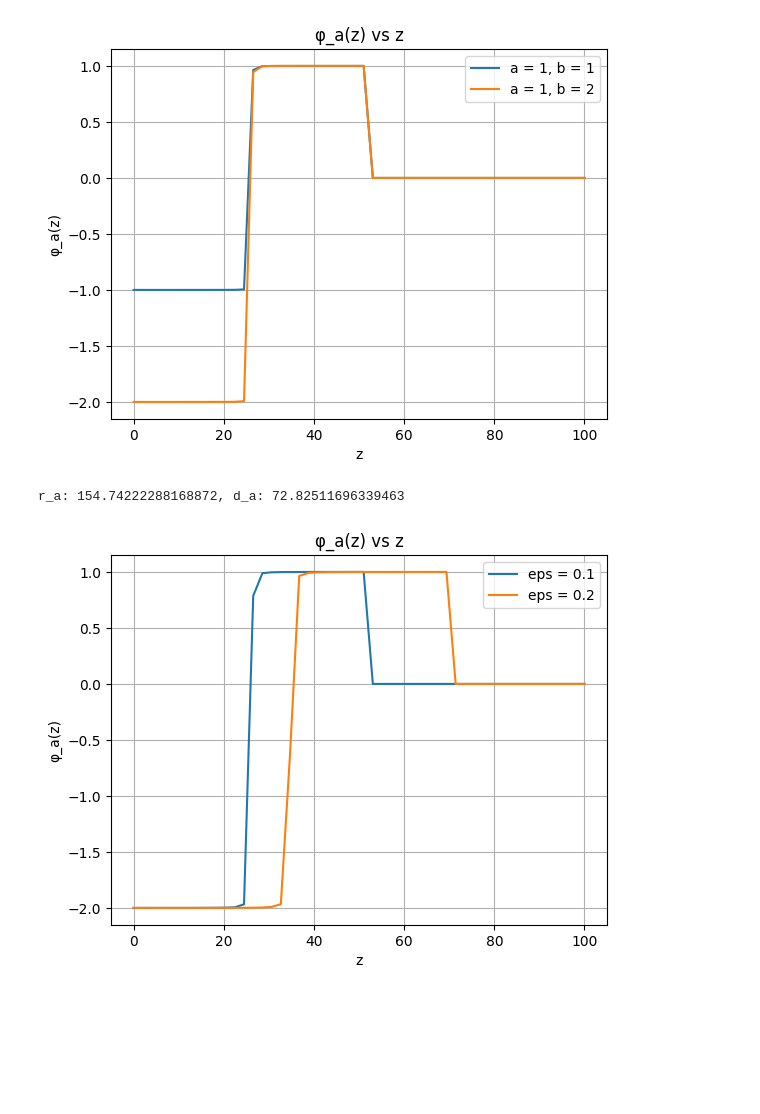
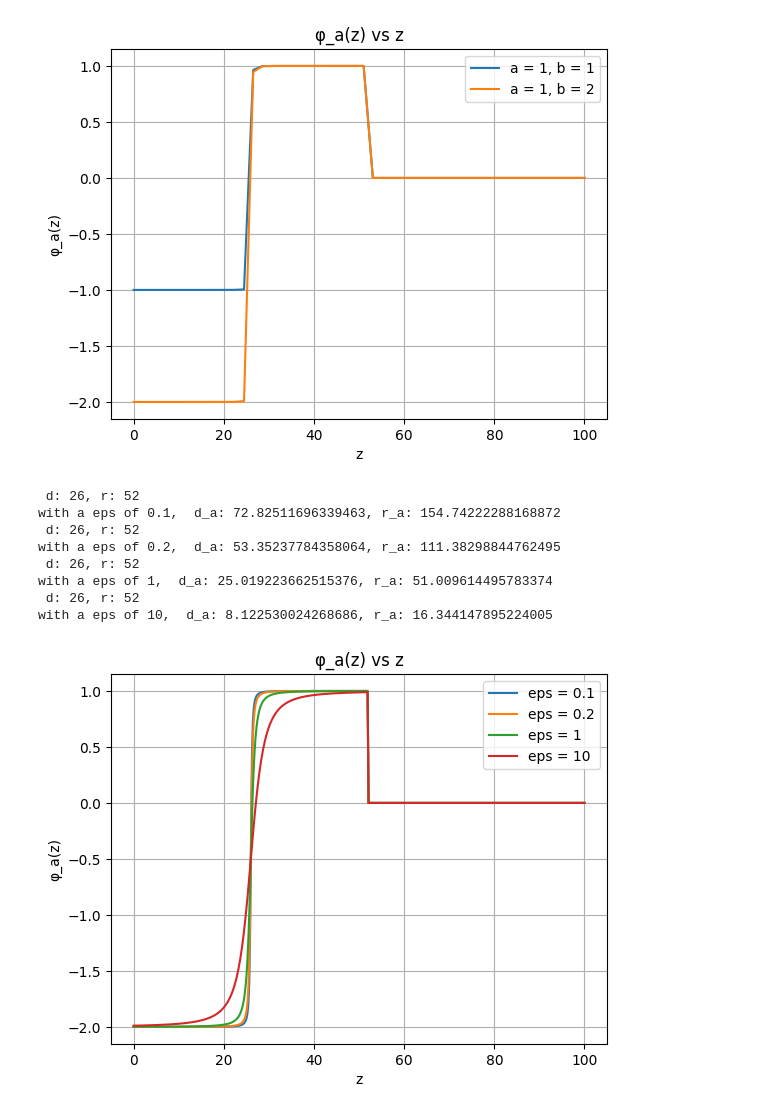
Before and after one commit to Princeton-SSR/FastSim, a Jupyter notebook: heap/fishfood/flocking_helper/flock_fct_plot.ipynb, the cells around one changed output. Cells and saved outputs as stored; diff of their text form; code cells hidden in the pictures; blank space fills up the shorter version.

```diff
--- a/heap/fishfood/flocking_helper/flock_fct_plot.ipynb
+++ b/heap/fishfood/flocking_helper/flock_fct_plot.ipynb
@@ -236,30 +236,40 @@ plt.show()
 # %%
 plt.figure()
 
-z = np.linspace(0, 100, 50)
+z = np.linspace(0, 100, 500)
 
-r_a = sigma_norm(r)
-d_a = sigma_norm(d)
+# print(f" d: {d}, r: {r}")
 
-print(f" d_a: {d_a}, r_a: {r_a}")
+for eps in [0.1, 0.2, 1,10]:
 
-for eps in [0.1, 0.2]:
+    r_a = sigma_norm(r)
+    d_a = sigma_norm(d)
+
+    print(f" d: {d}, r: {r}")
+    print(f"with a eps of {eps},  d_a: {d_a}, r_a: {r_a}")
 
     phi_a_values = np.array([phi_a(0, zi, r_a, d_a) for zi in z])
     plt.plot(z, phi_a_values, label = f"eps = {eps}")
 
 
     # phi_values = np.array([phi(zi - d_a) for zi in z])
 
 plt.legend()
 
 # phi_a_values = np.array([phi_a(0, zi, r_a, d_a) for zi in z])
 # plt.plot(z, phi_a_values)
 plt.xlabel('z')
 plt.ylabel('φ_a(z)')
 plt.title('φ_a(z) vs z')
 plt.grid(True)
 plt.show()
 # %% [output]
-r_a: 154.74222288168872, d_a: 72.82511696339463
+ d: 26, r: 52
+with a eps of 0.1,  d_a: 72.82511696339463, r_a: 154.74222288168872
+ d: 26, r: 52
+with a eps of 0.2,  d_a: 53.35237784358064, r_a: 111.38298844762495
+ d: 26, r: 52
+with a eps of 1,  d_a: 25.019223662515376, r_a: 51.009614495783374
+ d: 26, r: 52
+with a eps of 10,  d_a: 8.122530024268686, r_a: 16.344147895224005
-[figure, old version]
+[figure, new version]
```
Also changed, not shown: 20 other files.
